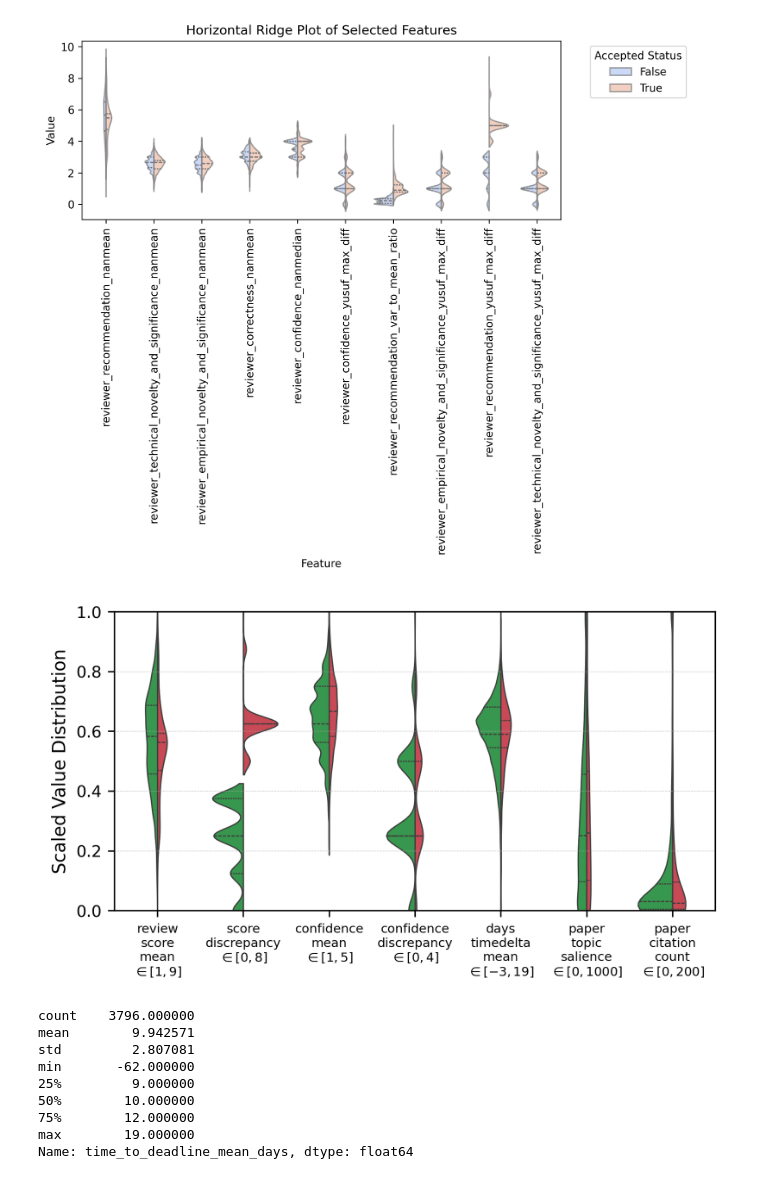
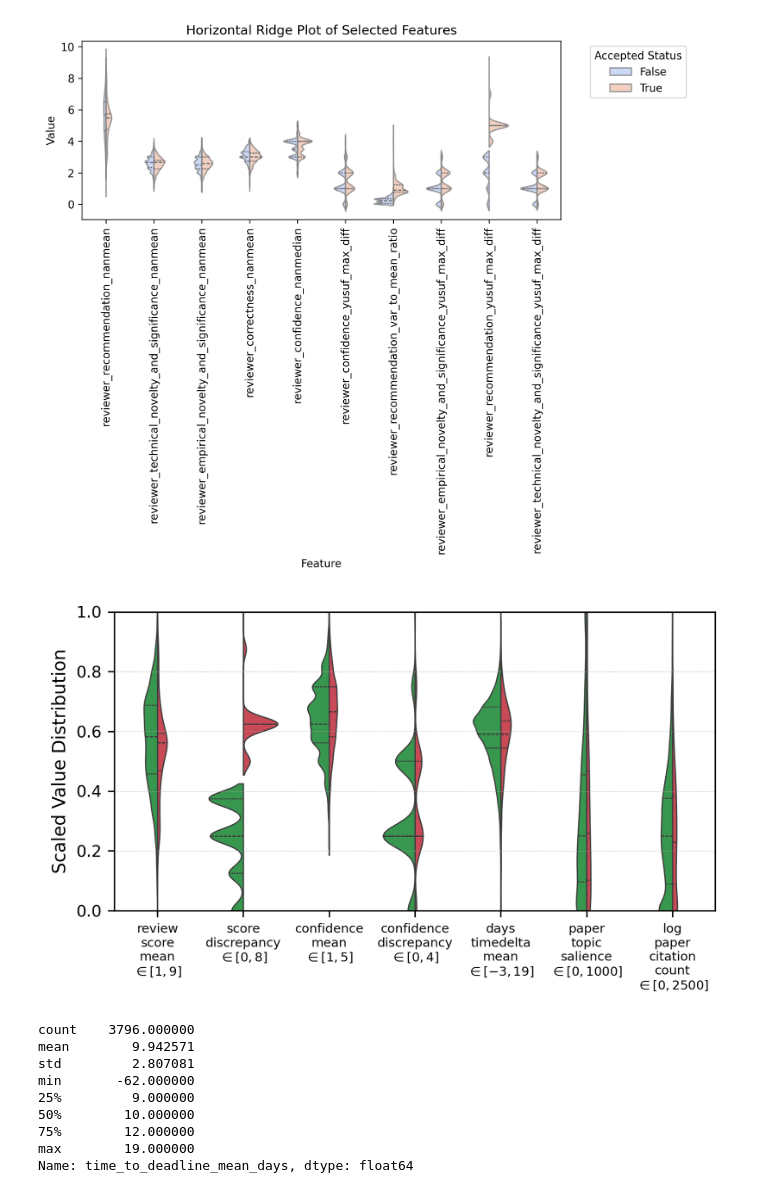
Before and after one commit to halilfarukkaragoz/data-literacy-group16, a Jupyter notebook: koray/notebooks/distribution-of-features2.ipynb, the cells around one changed output. Drawn from its saved outputs; the diff is of its cells as text; code cells hidden in the pictures.

Commit message:
add log citation count

```diff
--- a/koray/notebooks/distribution-of-features2.ipynb
+++ b/koray/notebooks/distribution-of-features2.ipynb
@@ -250,6 +250,11 @@ def rescale_columns(df: pd.DataFrame, columns, maxmin_cols):
         max_val = maxmin_cols[col][1]
         # print(f"{col}: {min_val} - {max_val}")
 
+        if col == 'citation_count':
+            df[col] = np.log1p(df[col])  # log(1 + x) prevents log(0) issues
+            min_val, max_val = np.log1p(np.array([min_val, max_val]))  # Adjust min-max after log
+
+
         # Avoid division by zero if the column has constant values
         if max_val != min_val:
             df[col] = (df[col] - min_val) / (max_val - min_val)
@@ -267,35 +272,35 @@ def rescale_columns(df: pd.DataFrame, columns, maxmin_cols):
 
     return df
 
 
 # rename_map = {col: f"F{i+1}" for i, col in enumerate(selected_columns)}
 rename_map = {
     'reviewer_recommendation_nanmean':  'review\nscore\nmean\n$\\in [1,9]$',
     'reviewer_recommendation_yusuf_max_diff':  'score\ndiscrepancy\n$\\in [0,8]$',
     'reviewer_confidence_nanmean': 'confidence\nmean\n$\\in [1,5]$',
     'reviewer_confidence_yusuf_max_diff': 'confidence\ndiscrepancy\n$\\in [0,4]$',
     # 'time_to_deadline_mean_seconds': 'seconds\ntimedelta\nmean\n$\\in [-1e6, 2e6]$',
     'time_to_deadline_mean_days': 'days\ntimedelta\nmean\n$\\in [-3, 19]$',
     'paper_topic_salience': 'paper\ntopic\nsalience\n$\\in [0, 1000]$',
-    'citation_count': 'paper\ncitation\ncount\n$\\in [0, 200]$',
+    'citation_count': 'log\npaper\ncitation\ncount\n$\\in [0, 2500]$',
 }
 
 
 # Select columns for ridge plot
 
 selected_columns = [k for k in rename_map.keys()]
 sorted_columns = sorted(selected_columns, key=lambda col: kl_divergences[col], reverse=True)
 
 
 maxmin_cols = {k: eval(v.split("\\in ")[-1][:-1]) for k, v in rename_map.items()}
 
 
 df2 = rescale_columns(df.copy(deep=True), selected_columns, maxmin_cols)
 
 
 plot_ridge_kde(df2, selected_columns, rename_map=rename_map)
 # %% [output]
-[figure, old version]
+[figure, new version]
 # %%
 df['time_to_deadline_mean_days'].describe()
 # %% [output]
```
